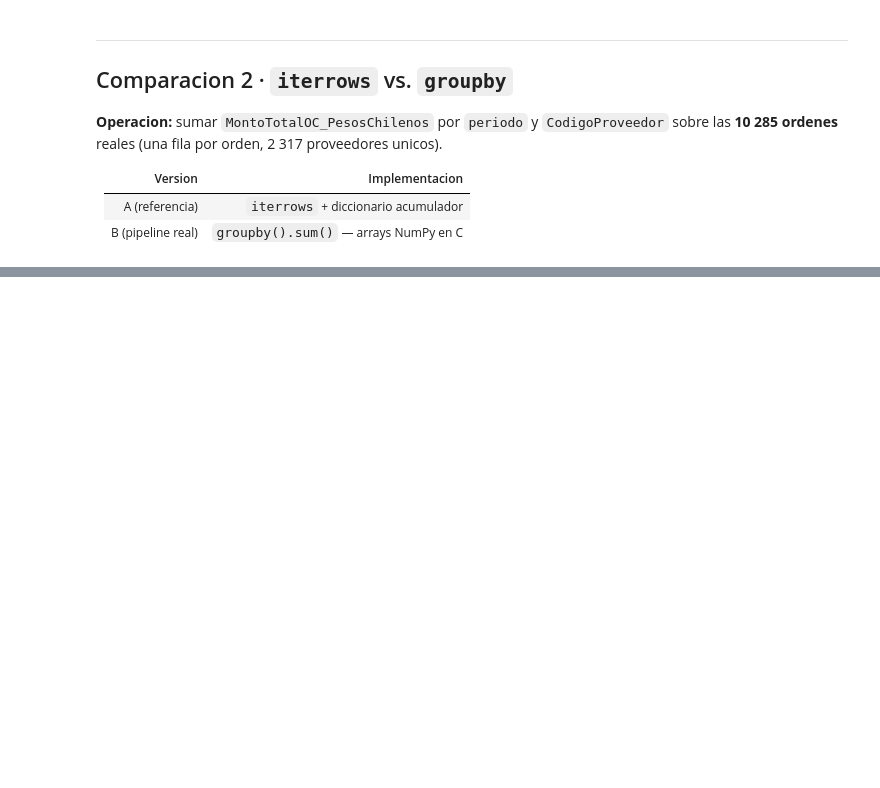
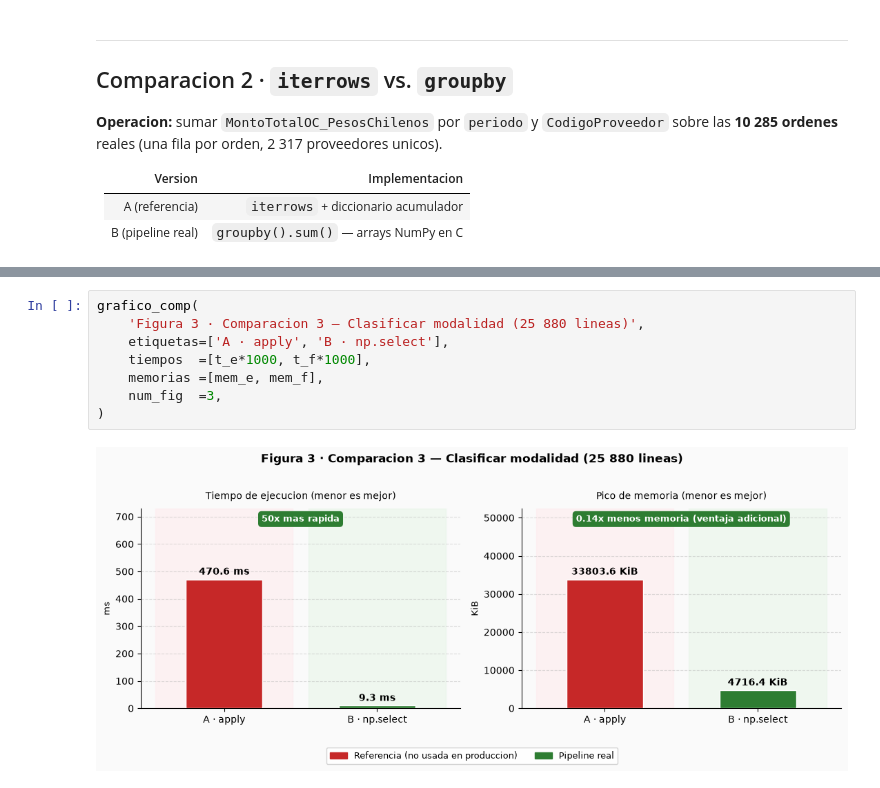
Before and after one commit to Isonauta/mcdi500-proyecto-abp-v2, a Jupyter notebook: F3/F3_eficiencia.ipynb, the cells around one changed output, grey strips where cells are left out. Saved outputs shown, nothing was run; the diff lists cells and outputs as text; blank space fills up the shorter version.

```diff
--- a/F3/F3_eficiencia.ipynb
+++ b/F3/F3_eficiencia.ipynb
@@ -270 +330,11 @@ resumen_3
+# %%
+grafico_comp(
+    'Figura 3 · Comparacion 3 — Clasificar modalidad (25 880 lineas)',
+    etiquetas=['A · apply', 'B · np.select'],
+    tiempos  =[t_e*1000, t_f*1000],
+    memorias =[mem_e, mem_f],
+    num_fig  =3,
+)
+# %% [output]
+[figure, added]
 # %%
```
Also changed, not shown: parts of 27 cells of this notebook.
